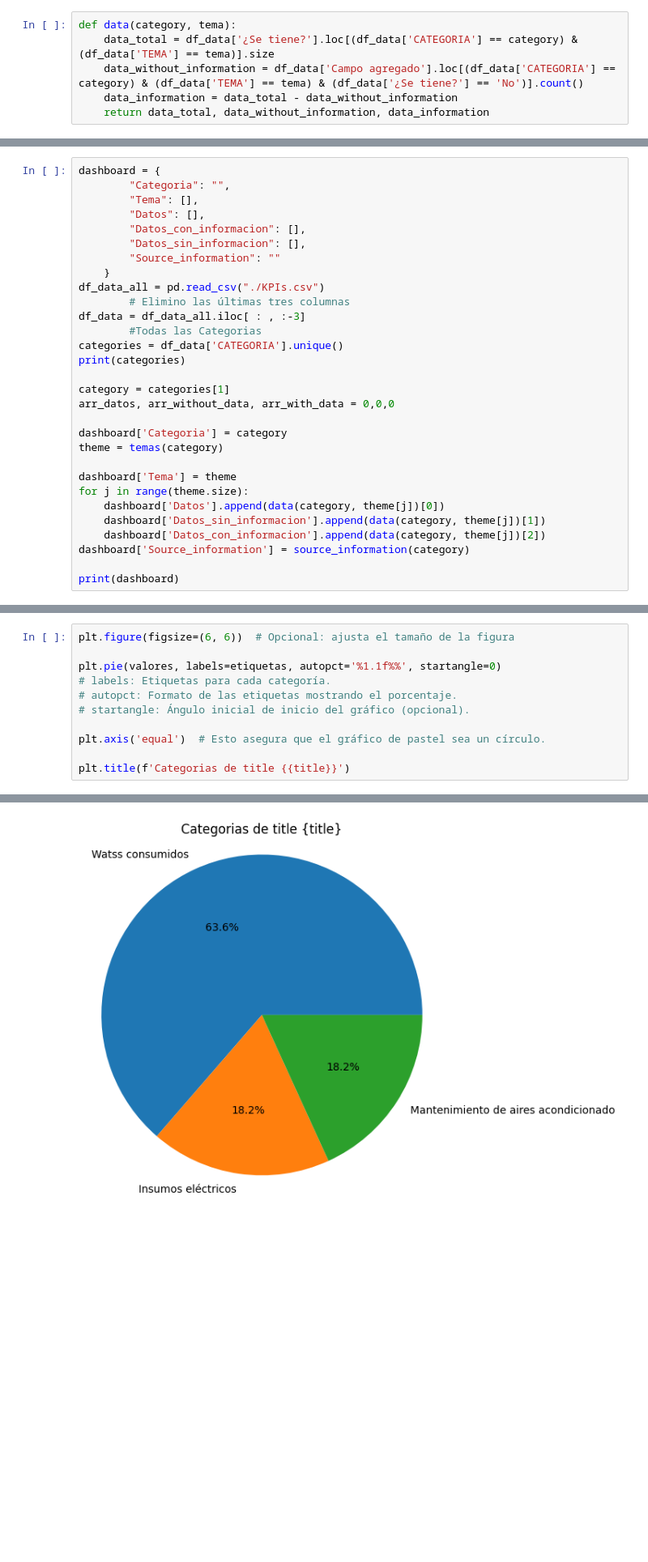
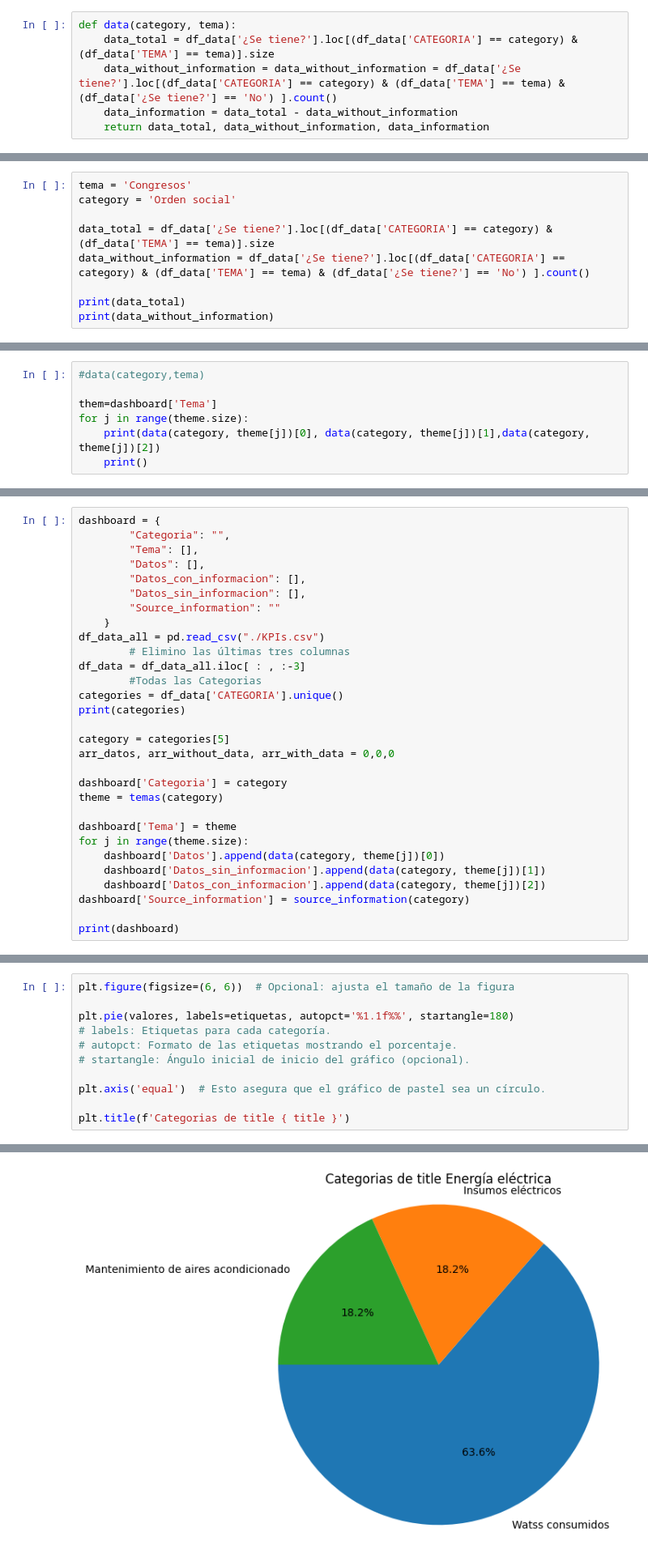
Before and after one commit to BricoBC/dashboard, a Jupyter notebook: main.ipynb, the cells around one changed output, grey strips where cells are left out. Shown at 81% size. Drawn from its saved outputs; the diff is of its cells as text; blank space fills up the shorter version.

```diff
--- a/main.ipynb
+++ b/main.ipynb
@@ -67,6 +62,6 @@ tema
 # %%
 def data(category, tema):
     data_total = df_data['¿Se tiene?'].loc[(df_data['CATEGORIA'] == category) & (df_data['TEMA'] == tema)].size
-    data_without_information = df_data['Campo agregado'].loc[(df_data['CATEGORIA'] == category) & (df_data['TEMA'] == tema) & (df_data['¿Se tiene?'] == 'No')].count()
+    data_without_information = data_without_information = df_data['¿Se tiene?'].loc[(df_data['CATEGORIA'] == category) & (df_data['TEMA'] == tema) & (df_data['¿Se tiene?'] == 'No') ].count()
     data_information = data_total - data_without_information
     return data_total, data_without_information, data_information
@@ -76,0 +68,9 @@ data(category,tema)
+# %%
+tema = 'Congresos'
+category = 'Orden social'
+
+data_total = df_data['¿Se tiene?'].loc[(df_data['CATEGORIA'] == category) & (df_data['TEMA'] == tema)].size
+data_without_information = df_data['¿Se tiene?'].loc[(df_data['CATEGORIA'] == category) & (df_data['TEMA'] == tema) & (df_data['¿Se tiene?'] == 'No') ].count()
+
+print(data_total)
+print(data_without_information)
@@ -76,0 +80,7 @@ data(category,tema)
+# %%
+#data(category,tema)
+
+them=dashboard['Tema']
+for j in range(theme.size):
+    print(data(category, theme[j])[0], data(category, theme[j])[1],data(category, theme[j])[2])
+    print()
@@ -101,7 +122,7 @@ df_data = df_data_all.iloc[ : , :-3]
 categories = df_data['CATEGORIA'].unique()
 print(categories)
 
-category = categories[1]
+category = categories[5]
 arr_datos, arr_without_data, arr_with_data = 0,0,0
 
 dashboard['Categoria'] = category
@@ -157,12 +194,12 @@ valores = dashboard['Datos']
 # %%
 plt.figure(figsize=(6, 6))  # Opcional: ajusta el tamaño de la figura
 
-plt.pie(valores, labels=etiquetas, autopct='%1.1f%%', startangle=0)
+plt.pie(valores, labels=etiquetas, autopct='%1.1f%%', startangle=180)
 # labels: Etiquetas para cada categoría.
 # autopct: Formato de las etiquetas mostrando el porcentaje.
 # startangle: Ángulo inicial de inicio del gráfico (opcional).
 
 plt.axis('equal')  # Esto asegura que el gráfico de pastel sea un círculo.
 
-plt.title(f'Categorias de title {{title}}')
+plt.title(f'Categorias de title { title }')
 # %% [output]
@@ -170 +207 @@ Text(0.5, 1.0, 'Categorias de title {title}')
-[figure, old version]
+[figure, new version]
```
Also changed, not shown: parts of 14 cells of this notebook.
